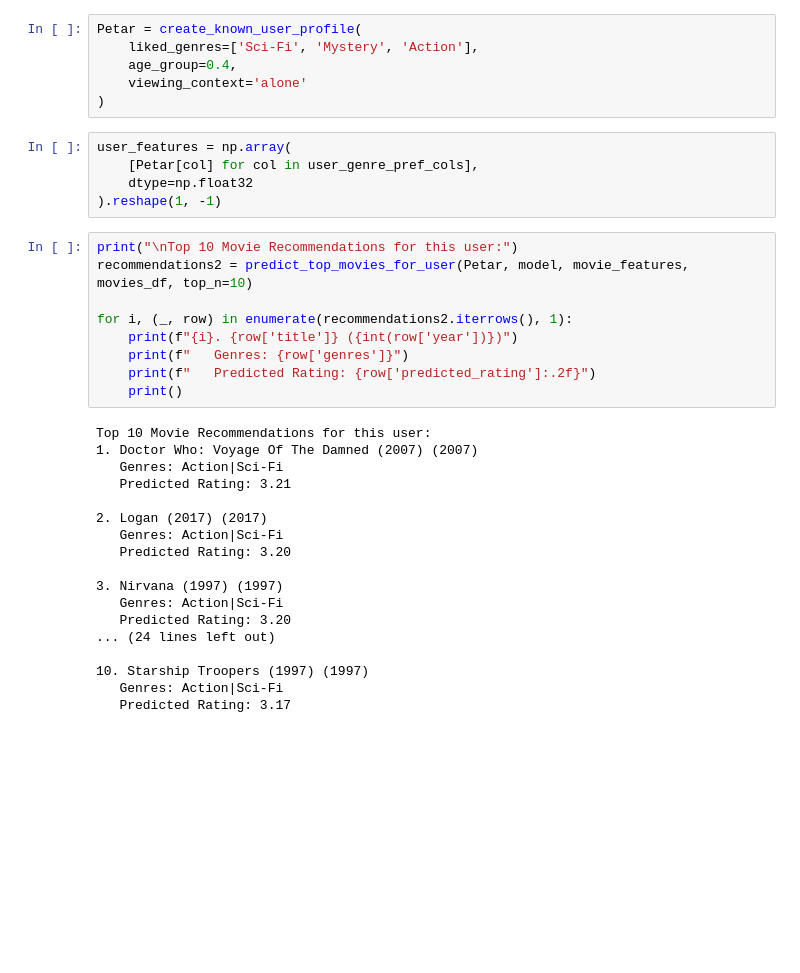
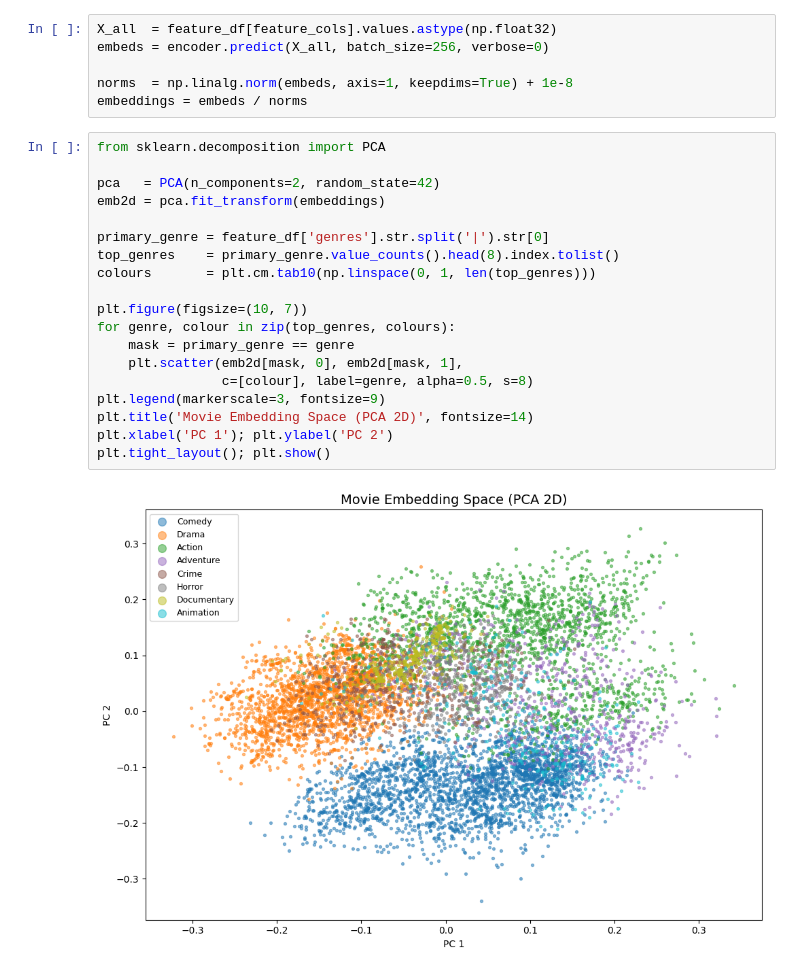
Before and after one commit to tijanatoskovic/Movies-Recommendations, a Jupyter notebook: nn/neural_network.ipynb, the cells around one changed output. Cells and saved outputs as stored; diff of their text form; blank space fills up the shorter version.

```diff
--- a/nn/neural_network.ipynb
+++ b/nn/neural_network.ipynb
@@ -639,38 +161,27 @@ def create_known_user_profile(
-# %%
-Petar = create_known_user_profile(
-    liked_genres=['Sci-Fi', 'Mystery', 'Action'],
-    age_group=0.4,
-    viewing_context='alone'
-)
-# %%
-user_features = np.array(
-    [Petar[col] for col in user_genre_pref_cols],
-    dtype=np.float32
-).reshape(1, -1)
-# %%
-print("\nTop 10 Movie Recommendations for this user:")
-recommendations2 = predict_top_movies_for_user(Petar, model, movie_features, movies_df, top_n=10)
-
-for i, (_, row) in enumerate(recommendations2.iterrows(), 1):
-    print(f"{i}. {row['title']} ({int(row['year'])})")
-    print(f"   Genres: {row['genres']}")
-    print(f"   Predicted Rating: {row['predicted_rating']:.2f}")
-    print()
-# %% [output]
-Top 10 Movie Recommendations for this user:
-1. Doctor Who: Voyage Of The Damned (2007) (2007)
-   Genres: Action|Sci-Fi
-   Predicted Rating: 3.21
-
-2. Logan (2017) (2017)
-   Genres: Action|Sci-Fi
-   Predicted Rating: 3.20
-
-3. Nirvana (1997) (1997)
-   Genres: Action|Sci-Fi
-   Predicted Rating: 3.20
-... (24 lines left out)
-
-10. Starship Troopers (1997) (1997)
-   Genres: Action|Sci-Fi
-   Predicted Rating: 3.17
+# %%
+X_all  = feature_df[feature_cols].values.astype(np.float32)
+embeds = encoder.predict(X_all, batch_size=256, verbose=0)
+
+norms  = np.linalg.norm(embeds, axis=1, keepdims=True) + 1e-8
+embeddings = embeds / norms
+# %%
+from sklearn.decomposition import PCA
+
+pca   = PCA(n_components=2, random_state=42)
+emb2d = pca.fit_transform(embeddings)
+
+primary_genre = feature_df['genres'].str.split('|').str[0]
+top_genres    = primary_genre.value_counts().head(8).index.tolist()
+colours       = plt.cm.tab10(np.linspace(0, 1, len(top_genres)))
+
+plt.figure(figsize=(10, 7))
+for genre, colour in zip(top_genres, colours):
+    mask = primary_genre == genre
+    plt.scatter(emb2d[mask, 0], emb2d[mask, 1],
+                c=[colour], label=genre, alpha=0.5, s=8)
+plt.legend(markerscale=3, fontsize=9)
+plt.title('Movie Embedding Space (PCA 2D)', fontsize=14)
+plt.xlabel('PC 1'); plt.ylabel('PC 2')
+plt.tight_layout(); plt.show()
+# %% [output]
+[figure, added]
```
Also changed, not shown: parts of 58 cells of this notebook, 8 other files.
